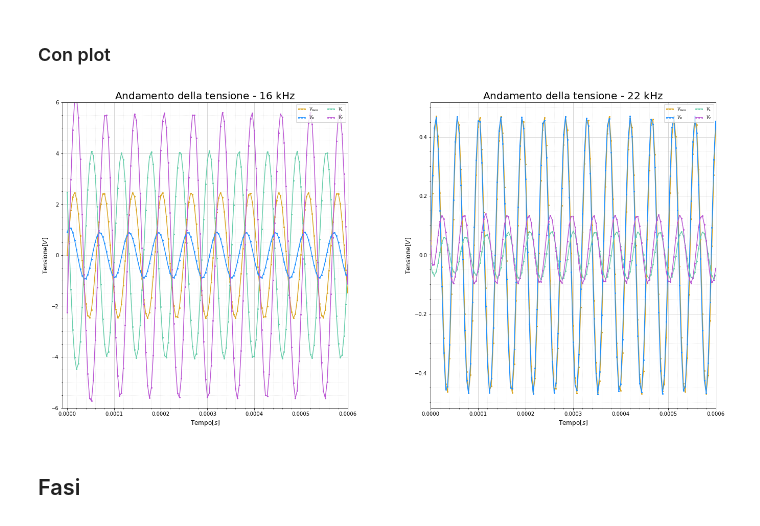
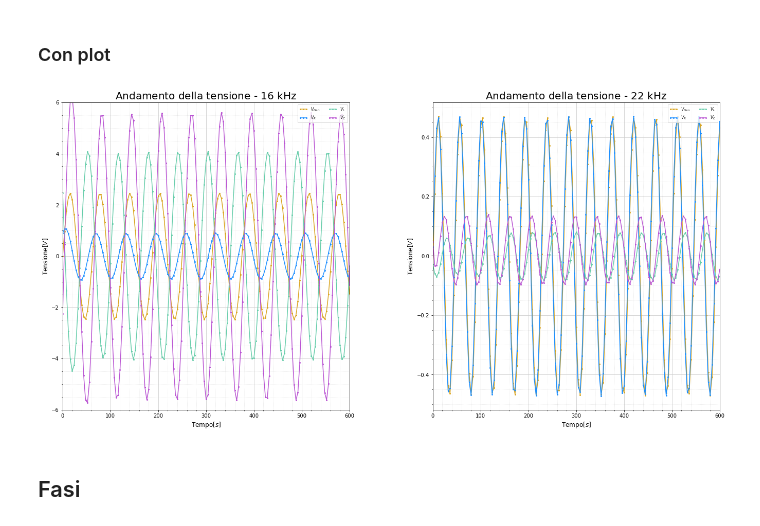
Before and after one commit to Feyn-23/Lab-II, a Jupyter notebook: code/graphs.ipynb, the cells around one changed output. Drawn from its saved outputs; the diff is of its cells as text; code cells hidden in the pictures.

```diff
--- a/code/graphs.ipynb
+++ b/code/graphs.ipynb
@@ -645,7 +605,8 @@ subfigs = fig.subfigures(1, 2, wspace=0.02)
 
 axsLeft = subfigs[0].subplots(1, 1)
 axsRight = subfigs[1].subplots(1, 1)
-
+# time16 *= 1000000
+# time22 *= 1000000
 
 m0, = axsLeft.plot(time16,V_gen16,marker='o',markersize=2,color='goldenrod',linestyle='solid')
 m1, = axsLeft.plot(time16,V_R16,marker='o',markersize=2,color='dodgerblue',linestyle='solid')
@@ -656,39 +617,39 @@ m3, = axsLeft.plot(time16,V_C16,marker='o',markersize=2,color='mediumorchid',lin
 # l2, = axsLeft.plot(x_new_16,y_L_16,color='mediumaquamarine',linestyle='solid',linewidth=1.2)
 # l3, = axsLeft.plot(x_new_16,y_C_16,color='mediumorchid',linestyle='solid',linewidth=1.2)
 
-axsLeft.set_xlim(-0.00001,0.0006)
+axsLeft.set_xlim(0,600)
 axsLeft.set_ylim(-6,6)
 axsLeft.set_title(r'Andamento della tensione - $16$ kHz',fontsize=20)
 axsLeft.set_xlabel(r'Tempo$[s]$',fontsize=12)
 axsLeft.set_ylabel(r'Tensione$[V]$',fontsize=12)
 axsLeft.grid(visible=True, which='major', color='0.8', linestyle='-')
 axsLeft.grid(visible=True, which='minor', color='gray', linestyle='dotted', alpha=0.2)
 axsLeft.minorticks_on()
 axsLeft.legend((m0 ,m1,m2,m3), (r'$V_{Gen}$','$V_R$','$V_L$','$V_C$'),ncol=2, loc='upper right', shadow=False,fancybox=True,fontsize=8,handler_map={m0: HandlerLine2D(numpoints=3),m1: HandlerLine2D(numpoints=3),m2: HandlerLine2D(numpoints=3),m3: HandlerLine2D(numpoints=3)})
 
 m0_, = axsRight.plot(time22,V_gen22,marker='o',markersize=2,color='goldenrod',linestyle='solid')
 m1_, = axsRight.plot(time22,V_R22,marker='o',markersize=2,color='dodgerblue',linestyle='solid')
 m2_, = axsRight.plot(time22,V_L22,marker='o',markersize=2,color='mediumaquamarine',linestyle='solid')
 m3_, = axsRight.plot(time22,V_C22,marker='o',markersize=2,color='mediumorchid',linestyle='solid')
 # l0_, = axsRight.plot(x_new_22,y_gen_22,color='goldenrod',linestyle='solid',linewidth=1.2)
 # l1_, = axsRight.plot(x_new_22,y_R_22,color='dodgerblue',linestyle='solid',linewidth=1.2)
 # l2_, = axsRight.plot(x_new_22,y_L_22,color='mediumaquamarine',linestyle='solid',linewidth=1.2)
 # l3_, = axsRight.plot(x_new_22,y_C_22,color='mediumorchid',linestyle='solid',linewidth=1.2)
 
-axsRight.set_xlim(0,0.0006)
+axsRight.set_xlim(0,600)
 # axsRight.set_ylim(-6,6)
 axsRight.set_title(r'Andamento della tensione - $22$ kHz',fontsize=20)
 axsRight.set_xlabel(r'Tempo$[s]$',fontsize=12)
 axsRight.set_ylabel(r'Tensione$[V]$',fontsize=12)
 axsRight.grid(visible=True, which='major', color='0.8', linestyle='-')
 axsRight.grid(visible=True, which='minor', color='gray', linestyle='dotted', alpha=0.2)
 axsRight.minorticks_on()
 axsRight.legend((m0_ ,m1_,m2_,m3_), (r'$V_{Gen}$','$V_R$','$V_L$','$V_C$'),ncol=2, loc='upper right', shadow=False,fancybox=True,fontsize=8,handler_map={m0_: HandlerLine2D(numpoints=3),m1_: HandlerLine2D(numpoints=3),m2_: HandlerLine2D(numpoints=3),m3_: HandlerLine2D(numpoints=3)})
 
 
 plt.savefig('../figs/tensione-tempo.pdf')
 # %% [output]
-[figure, old version]
+[figure, new version]
 # %% [markdown]
 ## Fasi
 # %%
```
Also changed, not shown: parts of 14 cells of this notebook, 10 other files.
